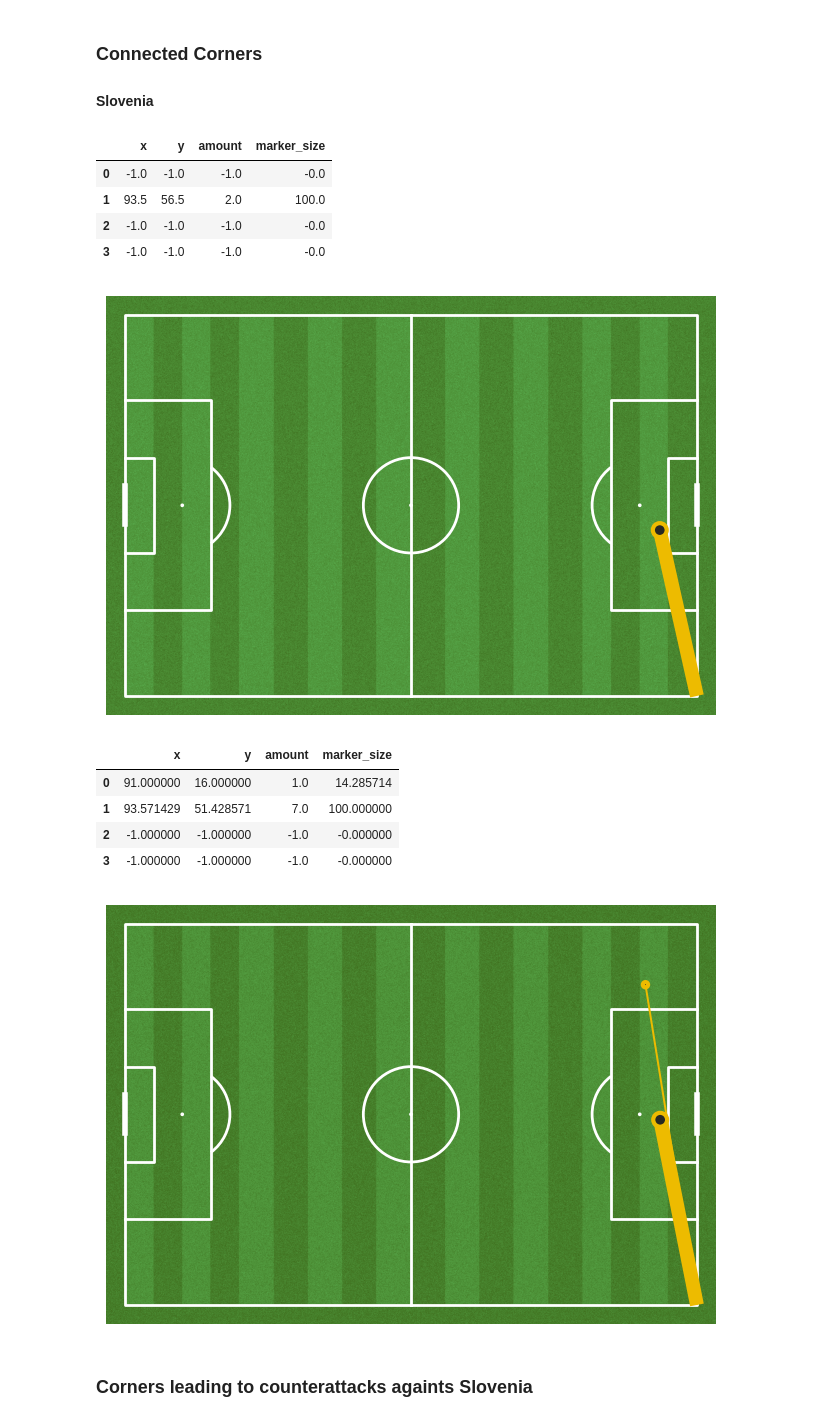
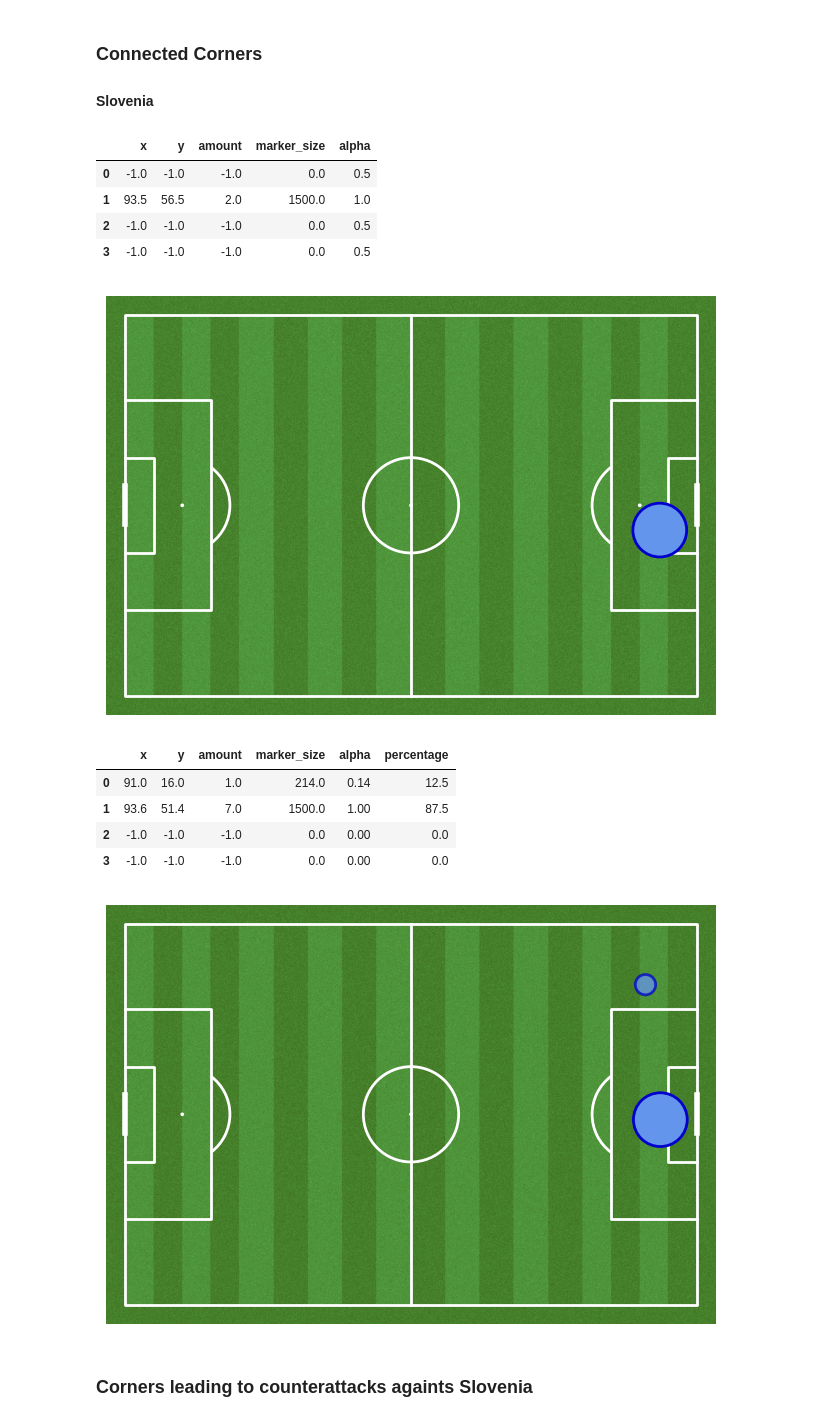
Before and after one commit to ngroggy/SoccerAnalytics, a Jupyter notebook: notebooks/5-setplays_ng.ipynb, the cells around one changed output. Drawn from its saved outputs; the diff is of its cells as text; code cells hidden in the pictures.

Commit message:
Nicer Pitch Graph

```diff
--- a/notebooks/5-setplays_ng.ipynb
+++ b/notebooks/5-setplays_ng.ipynb
@@ -287,27 +287,29 @@ for i, pass_dst in enumerate(pass_list):
         df_distribution.at[i, "amount"] = -1.0
         continue
 
-    df_distribution.at[i, "x"] = np.mean(df_corners_svn.loc[pass_dst]['pass.endLocation.x'].to_numpy())
-    df_distribution.at[i, "y"] = np.mean(df_corners_svn.loc[pass_dst]['pass.endLocation.y'].to_numpy())
+    df_distribution.at[i, "x"] = np.mean(df_corners_svn.loc[pass_dst]['pass.endLocation.x'].to_numpy()).round(1)
+    df_distribution.at[i, "y"] = np.mean(df_corners_svn.loc[pass_dst]['pass.endLocation.y'].to_numpy()).round(1)
     df_distribution.at[i, "amount"] = df_corners_svn.loc[pass_dst]['pass.endLocation.x'].count()
 
 #adjust the size of a circle so that the player who made more passes
-df_distribution['marker_size'] = (df_distribution['amount'] / df_distribution['amount'].max() * 100)
-df_distribution['marker_size'] = (df_distribution['marker_size'] > 0) * df_distribution['marker_size']
+df_distribution['marker_size'] = (df_distribution['amount'] / df_distribution['amount'].max() * 1500)
+df_distribution['marker_size'] = abs((df_distribution['marker_size'] > 0) * df_distribution['marker_size']).round(0)
+df_distribution['alpha'] = abs(df_distribution['marker_size'] / df_distribution['marker_size'].max()).round(2).apply(lambda x: max(x, 0.75))
+df_distribution['percentage'] = abs(df_distribution['amount'] / df_distribution[df_distribution['amount'] > 0]['amount'].sum() * (df_distribution['amount'] > 0)) * 100
 
 display(df_distribution)
 # %% [output]
-|  | x | y | amount | marker_size |
-| 0 | -1.0 | -1.0 | -1.0 | -0.0 |
-| 1 | 93.5 | 56.5 | 2.0 | 100.0 |
-| 2 | -1.0 | -1.0 | -1.0 | -0.0 |
-| 3 | -1.0 | -1.0 | -1.0 | -0.0 |
+|  | x | y | amount | marker_size | alpha |
+| 0 | -1.0 | -1.0 | -1.0 | 0.0 | 0.5 |
+| 1 | 93.5 | 56.5 | 2.0 | 1500.0 | 1.0 |
+| 2 | -1.0 | -1.0 | -1.0 | 0.0 | 0.5 |
+| 3 | -1.0 | -1.0 | -1.0 | 0.0 | 0.5 |
 # %%
 pitch = Pitch(pitch_color='grass', line_color='white', stripe=True)
 
 fig, ax = pitch.draw()
 
-pitch.scatter(df_distribution.x / 100. * pitch_length, df_distribution.y / 100. * pitch_width, s=df_distribution.marker_size, color='#272822', edgecolors='#EDBB00', linewidth=3, alpha=1, ax=ax, zorder = 3)
+pitch.scatter(df_distribution.x / 100. * pitch_length, df_distribution.y / 100. * pitch_width, s=df_distribution.marker_size, color='cornflowerblue', edgecolors='mediumblue', linewidth=2, alpha=df_distribution.alpha, ax=ax, zorder = 3)
 
 pitch_length = 120
 pitch_width = 80
@@ -325,20 +327,10 @@ for i in range(4):
         recipient_y = df_distribution.at[i, "y"]
         recipient_y = recipient_y/100. * pitch_width
 
-        num_passes = df_distribution.at[i, "amount"]
-
-        #adjust the line width so that the more passes, the wider the line
-        line_width = (num_passes / df_distribution.at[i, "amount"].max() * 10)
-        # adjust the alpha of the lines based on number of passes and set minimum alpha for a fewer pass
-        alpha = 0.5 * num_passes / df_distribution.at[i, "amount"].max() + 0.5
-        #plot lines on the pitch
-        pitch.lines(pitch_length, pitch_width, recipient_x, recipient_y,
-                        alpha=alpha, lw=line_width, zorder=2, color="#EDBB00", ax = ax)
-
 plt.savefig('plots/corner_recipient_loc_SVN.png', dpi=400)
 plt.show()
 # %% [output]
-[figure, old version]
+[figure, new version]
 # %%
 columns=['Short_x', 'Short_y', 'Penalty_Area_x', 'Penalty_Area_y', 'Long_x', 'Long_y', 'Wide_x', 'Wide_y']
 
@@ -361,58 +353,55 @@ for i, pass_dst in enumerate(pass_list):
         df_distribution.at[i, "amount"] = -1.0
         continue
 
-    df_distribution.at[i, "x"] = np.mean(df_corners_opp.loc[pass_dst]['pass.endLocation.x'].to_numpy())
-    df_distribution.at[i, "y"] = np.mean(df_corners_opp.loc[pass_dst]['pass.endLocation.y'].to_numpy())
+    df_distribution.at[i, "x"] = np.mean(df_corners_opp.loc[pass_dst]['pass.endLocation.x'].to_numpy()).round(1)
+    df_distribution.at[i, "y"] = np.mean(df_corners_opp.loc[pass_dst]['pass.endLocation.y'].to_numpy()).round(1)
     df_distribution.at[i, "amount"] = df_corners_opp.loc[pass_dst]['pass.endLocation.x'].count()
 
 #adjust the size of a circle so that the player who made more passes
-df_distribution['marker_size'] = (df_distribution['amount'] / df_distribution['amount'].max() * 100)
-df_distribution['marker_size'] = (df_distribution['marker_size'] > 0) * df_distribution['marker_size']
+df_distribution['marker_size'] = (df_distribution['amount'] / df_distribution['amount'].max() * 1500)
+df_distribution['marker_size'] = abs((df_distribution['marker_size'] > 0) * df_distribution['marker_size']).round(0)
+df_distribution['alpha'] = abs(df_distribution['marker_size'] / df_distribution['marker_size'].max()).round(2)
+df_distribution['percentage'] = abs(df_distribution['amount'] / df_distribution[df_distribution['amount'] > 0]['amount'].sum() * (df_distribution['amount'] > 0)) * 100
 
 display(df_distribution)
 # %% [output]
-|  | x | y | amount | marker_size |
-| 0 | 91.000000 | 16.000000 | 1.0 | 14.285714 |
-| 1 | 93.571429 | 51.428571 | 7.0 | 100.000000 |
-| 2 | -1.000000 | -1.000000 | -1.0 | -0.000000 |
-| 3 | -1.000000 | -1.000000 | -1.0 | -0.000000 |
+|  | x | y | amount | marker_size | alpha | percentage |
+| 0 | 91.0 | 16.0 | 1.0 | 214.0 | 0.14 | 12.5 |
+| 1 | 93.6 | 51.4 | 7.0 | 1500.0 | 1.00 | 87.5 |
+| 2 | -1.0 | -1.0 | -1.0 | 0.0 | 0.00 | 0.0 |
+| 3 | -1.0 | -1.0 | -1.0 | 0.0 | 0.00 | 0.0 |
 # %%
 pitch = Pitch(pitch_color='grass', line_color='white', stripe=True)
 
 fig, ax = pitch.draw()
 
-pitch.scatter(df_distribution.x / 100. * pitch_length, df_distribution.y / 100. * pitch_width, s=df_distribution.marker_size, color='#272822', edgecolors='#EDBB00', linewidth=3, alpha=1, ax=ax, zorder = 3)
+pitch.scatter(df_distribution.x / 100. * pitch_length, df_distribution.y / 100. * pitch_width, s=df_distribution.marker_size, \
+              color='cornflowerblue', edgecolors='mediumblue', linewidth=2, alpha=df_distribution.alpha.apply(lambda x: max(x, 0.75)), ax=ax, zorder = 3)
 
 pitch_length = 120
 pitch_width = 80
 
 for i in range(4):
 
         # Take the average location of players to plot a line between them
-        recipient_x = df_distribution.at[i, "x"]
+        x = df_distribution.at[i, "x"]
 
-        if recipient_x == -1.0:
+        if x == -1.0:
                 continue
 
-        recipient_x = recipient_x/100. * pitch_length
+        x = x/100. * pitch_length
+        y = df_distribution.at[i, "y"]/100. * pitch_width
 
-        recipient_y = df_distribution.at[i, "y"]
-        recipient_y = recipient_y/100. * pitch_width
+        pitch.annotate(df_distribution.at[i, "alpha"], xy=(row.x +6, row.y), c='white', va='center',
+                   ha='center', size=6, weight = "bold", ax=ax, zorder = 4,
+                   bbox=dict(facecolor='#272822', alpha=1, edgecolor='#272822', boxstyle='round,pad=0.4'))
 
-        num_passes = df_distribution.at[i, "amount"]
 
-        #adjust the line width so that the more passes, the wider the line
-        line_width = df_distribution.at[i, "marker_size"]/10
-        # adjust the alpha of the lines based on number of passes and set minimum alpha for a fewer pass
-        alpha = 0.5 * num_passes / df_distribution.at[i, "amount"].max() + 0.5
-        #plot lines on the pitch
-        pitch.lines(pitch_length, pitch_width, recipient_x, recipient_y,
-                        alpha=alpha, lw=line_width, zorder=2, color="#EDBB00", ax = ax)
 
 plt.savefig('plots/corner_recipient_loc_DEN.png', dpi=400)
 plt.show()
 # %% [output]
-[figure, old version]
+[figure, new version]
 # %% [markdown]
 ### Corners leading to counterattacks againts Slovenia
 # %%
```
Also changed, not shown: 4 other files.
